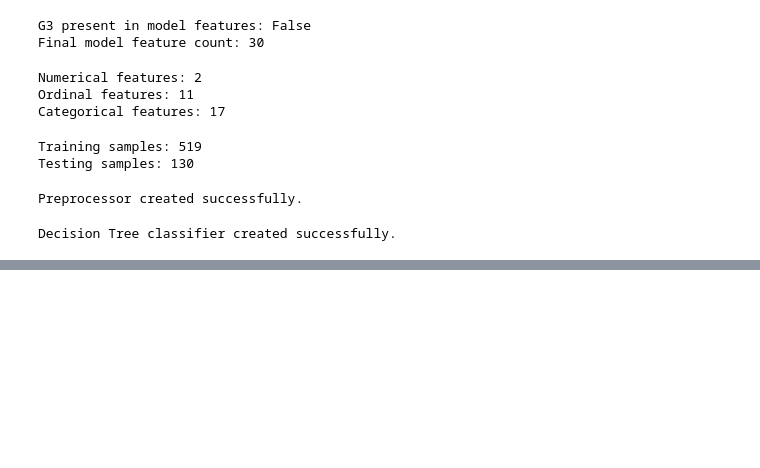
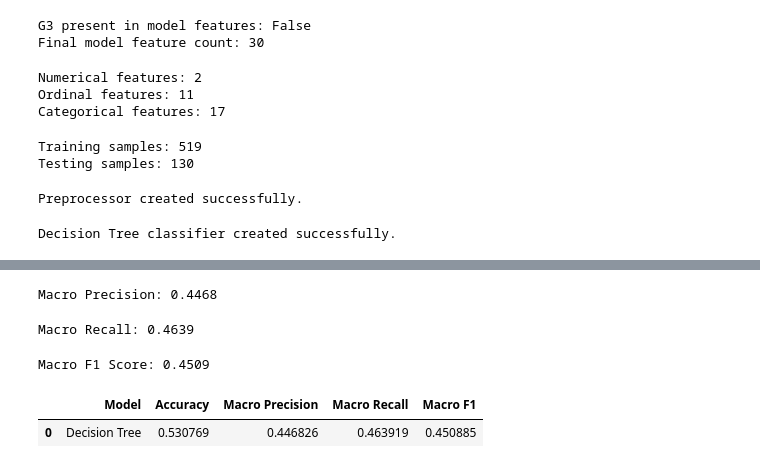
Before and after one commit to lightcode01-oss/IYB_INTERNSHIP, a Jupyter notebook: Day_09_Decision_Tree_Model.ipynb, the cells around one changed output, grey strips where cells are left out. Saved outputs shown, nothing was run; the diff lists cells and outputs as text; code cells hidden in the pictures; blank space fills up the shorter version.

```diff
--- a/Day_09_Decision_Tree_Model.ipynb
+++ b/Day_09_Decision_Tree_Model.ipynb
@@ -226,0 +297,46 @@ Decision Tree classifier created successfully.
+# %%
+precision = precision_score(
+    y_test,
+    y_pred,
+    average="macro",
+    zero_division=0
+)
+
+print("Macro Precision:", round(precision, 4))
+# %% [output]
+Macro Precision: 0.4468
+# %%
+recall = recall_score(
+    y_test,
+    y_pred,
+    average="macro",
+    zero_division=0
+)
+
+print("Macro Recall:", round(recall, 4))
+# %% [output]
+Macro Recall: 0.4639
+# %%
+f1 = f1_score(
+    y_test,
+    y_pred,
+    average="macro",
+    zero_division=0
+)
+
+print("Macro F1 Score:", round(f1, 4))
+# %% [output]
+Macro F1 Score: 0.4509
+# %%
+decision_tree_results = pd.DataFrame({
+    "Model": ["Decision Tree"],
+    "Accuracy": [accuracy],
+    "Macro Precision": [precision],
+    "Macro Recall": [recall],
+    "Macro F1": [f1]
+})
+
+decision_tree_results
+# %% [output]
+|  | Model | Accuracy | Macro Precision | Macro Recall | Macro F1 |
+| 0 | Decision Tree | 0.530769 | 0.446826 | 0.463919 | 0.450885 |
```
Also changed, not shown: parts of 6 cells of this notebook.
